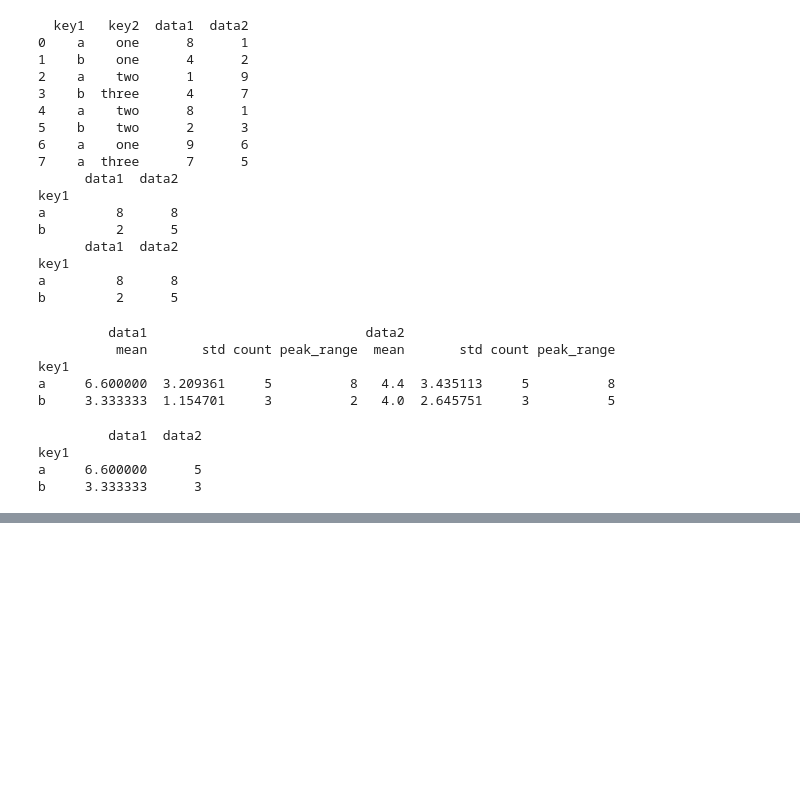
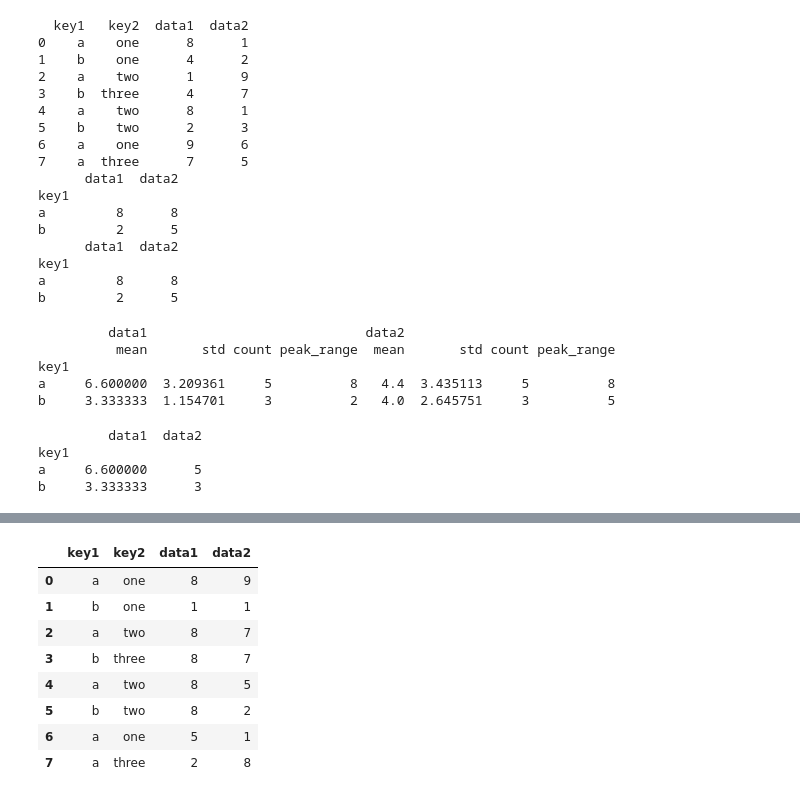
Before and after one commit to SJTU-wp/wangpan_python_primary, a Jupyter notebook: day55/pandas_practices.ipynb, the cells around one changed output, grey strips where cells are left out. Drawn from its saved outputs; the diff is of its cells as text; code cells hidden in the pictures; blank space fills up the shorter version.

```diff
--- a/day55/pandas_practices.ipynb
+++ b/day55/pandas_practices.ipynb
@@ -1033,0 +1283,12 @@ b     3.333333      3
+# %%
+df_obj
+# %% [output]
+|  | key1 | key2 | data1 | data2 |
+| 0 | a | one | 8 | 9 |
+| 1 | b | one | 1 | 1 |
+| 2 | a | two | 8 | 7 |
+| 3 | b | three | 8 | 7 |
+| 4 | a | two | 8 | 5 |
+| 5 | b | two | 8 | 2 |
+| 6 | a | one | 5 | 1 |
+| 7 | a | three | 2 | 8 |
```
Also changed, not shown: parts of 23 cells of this notebook, 6 other files.
